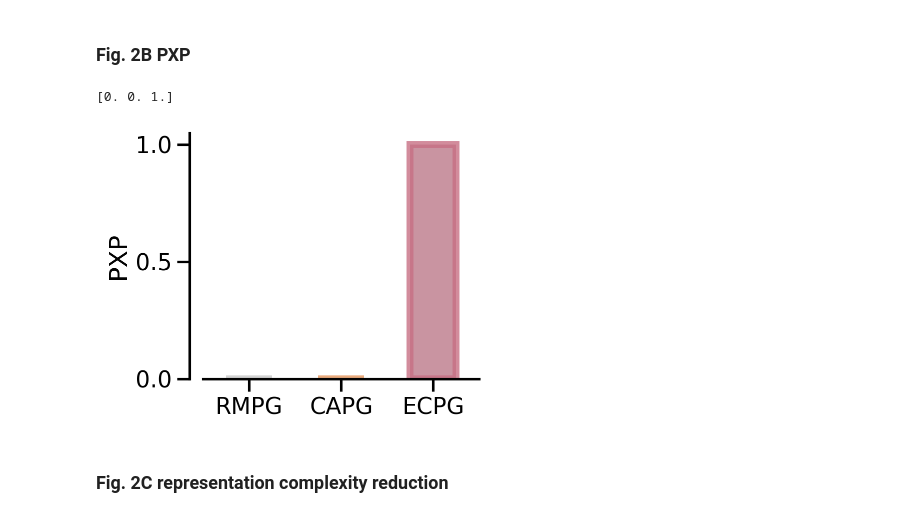
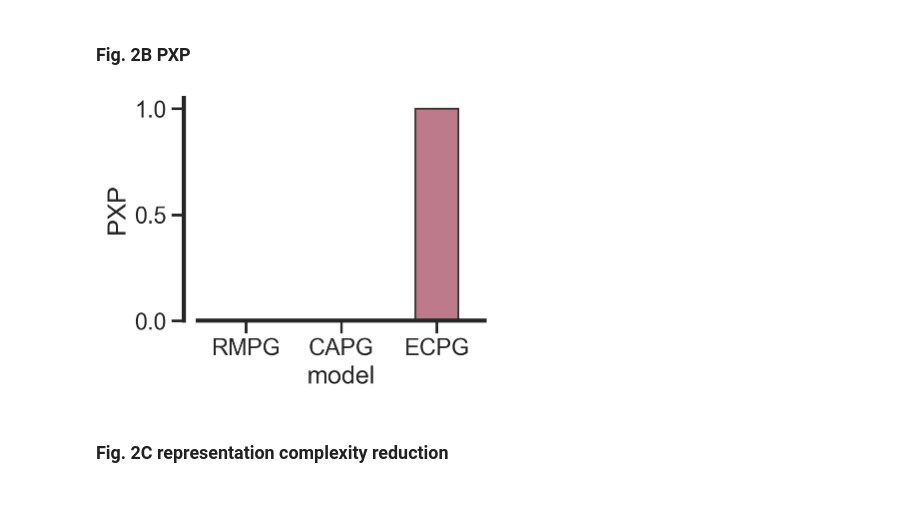
Before and after one commit to fangzefunny/ecpg, a Jupyter notebook: visualization/Fig3.ipynb, the cells around one changed output. Cells and saved outputs as stored; diff of their text form; code cells hidden in the pictures.

```diff
--- a/visualization/Fig3.ipynb
+++ b/visualization/Fig3.ipynb
@@ -63,12 +152,23 @@ pg.ttest(pdata['λ'], 0)
 | T-test | 3.493459 | 164 | two-sided | 0.000613 | [1.48, 5.32] | 0.271965 | 28.384 | 0.934856 |
 # %% [markdown]
 ### Fig. 2B PXP
-# %%
-viz_pxp(exp, agents, method=method)
-plt.savefig(f'../figures/{exp}/Fig2B_pxp.pdf', dpi=dpi)
-# %% [output]
-[0. 0. 1.]
-[figure, removed]
+# %%
+_, pxp = get_llh_score(data_set, models, method=method,
+                        if_bms=True, use_bic=True)
+fig, ax = plt.subplots(1, 1, figsize=(3.7, 2.9))
+sns.barplot(y='pxp', x='model', data=pxp,
+            hue='model', hue_order=models,
+            edgecolor=[.2]*3, lw=1.25, width=.45,
+            palette=[eval(m).color for m in models])
+ax.spines['left'].set_position(('axes',-0.05))
+for pos in ['bottom', 'left']: ax.spines[pos].set_linewidth(3)
+ax.set_xticks(range(len(models)))
+ax.set_xticklabels([eval(m).name for m in models])
+ax.set_yticks([0, .5, 1.])
+ax.set_ylabel('PXP')
+plt.savefig(f'../figures/{data_set}/Fig2B_pxp.pdf', dpi=dpi)
+# %% [output]
+[figure, added]
 # %% [markdown]
 ### Fig. 2C representation complexity reduction
 # %%
```
Also changed, not shown: parts of 14 cells of this notebook, 8 other files.
